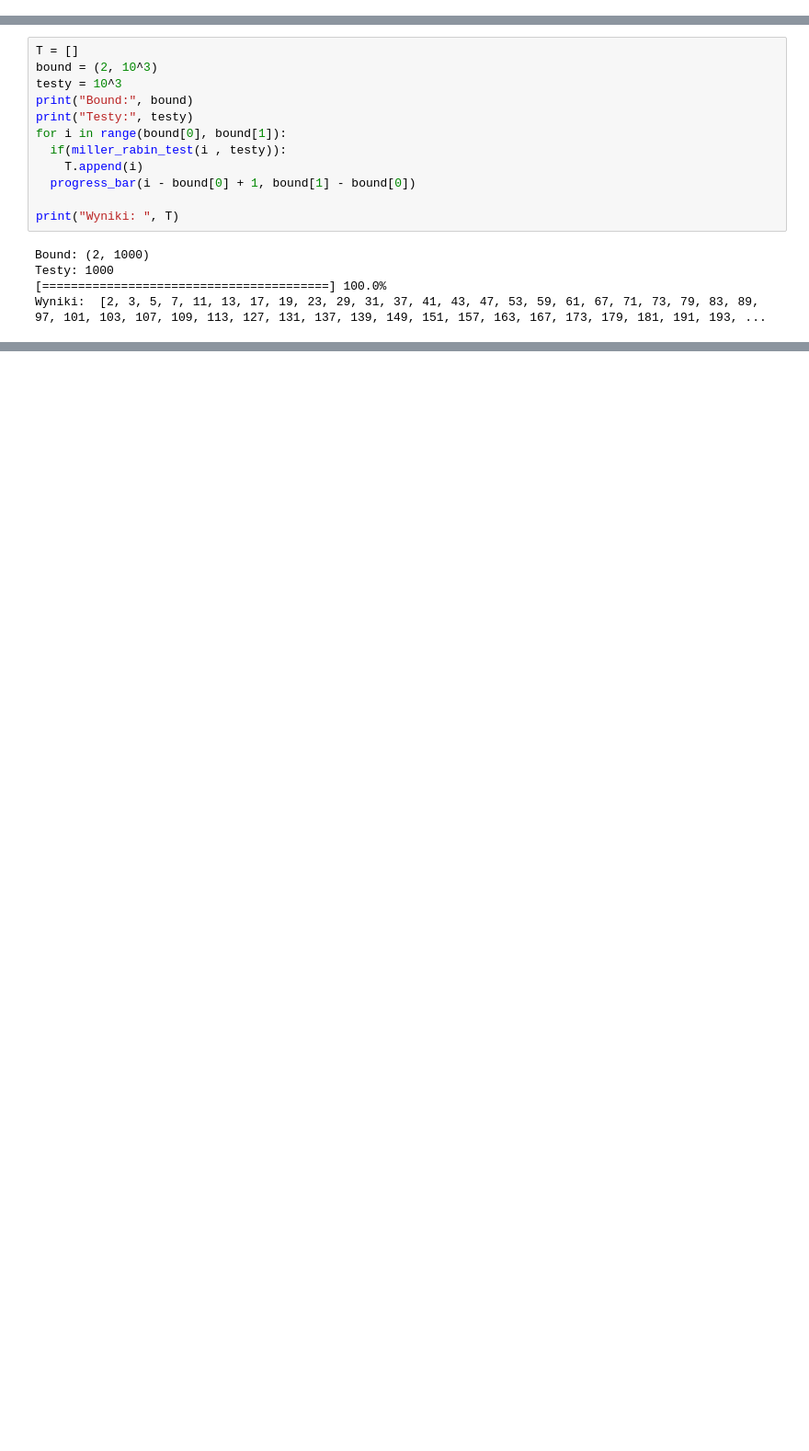
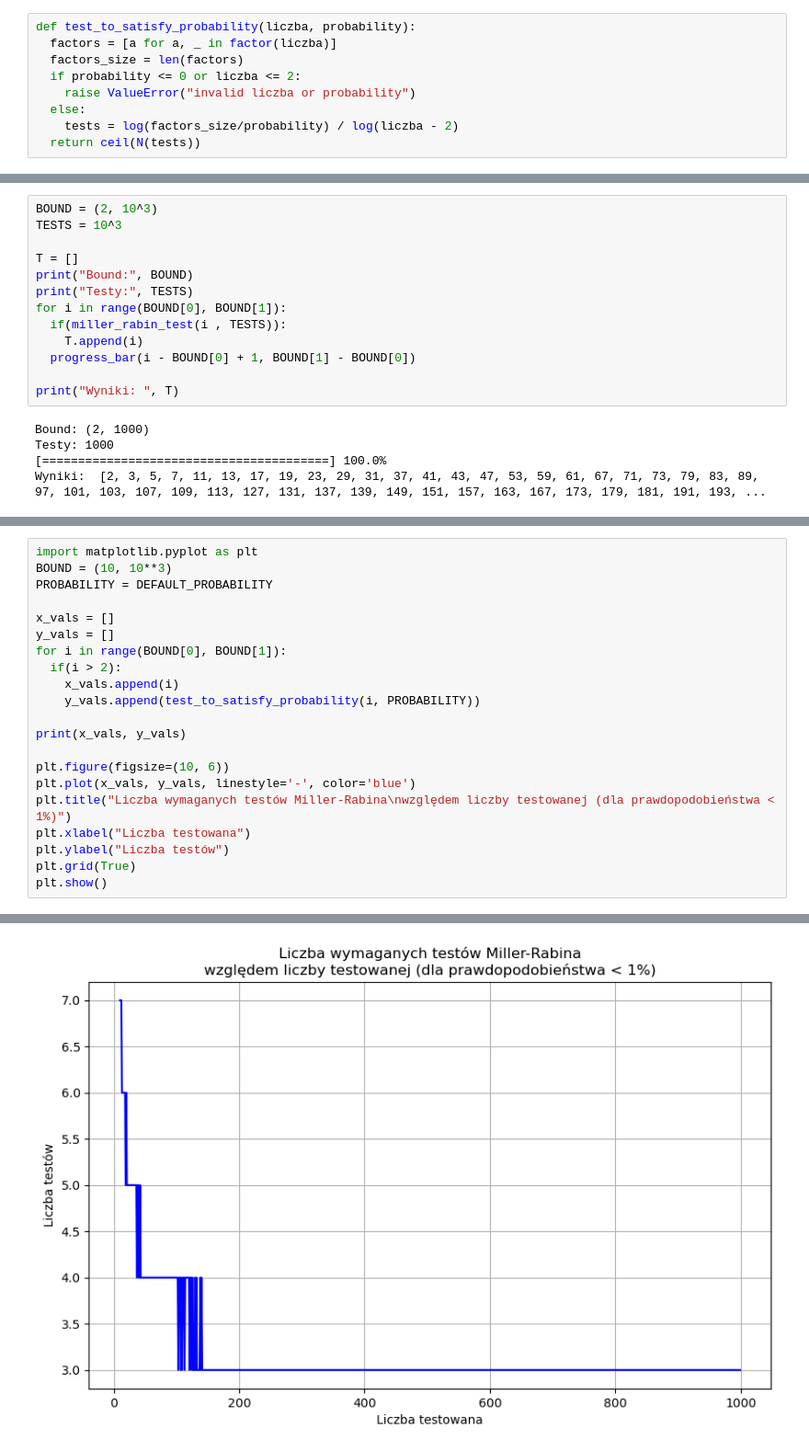
Before and after one commit to Daynlight/Studia, a Jupyter notebook: EAITM/Projekt Temat 2 Daniel Stodulski.ipynb, the cells around one changed output, grey strips where cells are left out. Shown: that part at 92% size. Saved outputs shown, nothing was run; the diff lists cells and outputs as text; blank space fills up the shorter version.

```diff
--- a/EAITM/Projekt Temat 2 Daniel Stodulski.ipynb
+++ b/EAITM/Projekt Temat 2 Daniel Stodulski.ipynb
@@ -56,0 +69,9 @@ Wynik: False
+# %%
+def test_to_satisfy_probability(liczba, probability):
+  factors = [a for a, _ in factor(liczba)]
+  factors_size = len(factors)
+  if probability <= 0 or liczba <= 2:
+    raise ValueError("invalid liczba or probability")
+  else:
+    tests = log(factors_size/probability) / log(liczba - 2)
+  return ceil(N(tests))
@@ -68,15 +101,16 @@ def progress_bar(current, total, bar_length=40):
     if current == total:
         print()
 # %%
+BOUND = (2, 10^3)
+TESTS = 10^3
+
 T = []
-bound = (2, 10^3)
-testy = 10^3
-print("Bound:", bound)
-print("Testy:", testy)
-for i in range(bound[0], bound[1]):
-  if(miller_rabin_test(i , testy)):
+print("Bound:", BOUND)
+print("Testy:", TESTS)
+for i in range(BOUND[0], BOUND[1]):
+  if(miller_rabin_test(i , TESTS)):
     T.append(i)
-  progress_bar(i - bound[0] + 1, bound[1] - bound[0])
+  progress_bar(i - BOUND[0] + 1, BOUND[1] - BOUND[0])
 
 print("Wyniki: ", T)
 # %% [output]
@@ -86,0 +123,22 @@ Wyniki:  [2, 3, 5, 7, 11, 13, 17, 19, 23, 29, 31, 37, 41, 43, 47, 53, 59, 61, 67
+# %%
+import matplotlib.pyplot as plt
+BOUND = (10, 10**3)
+PROBABILITY = DEFAULT_PROBABILITY
+
+x_vals = []
+y_vals = []
+for i in range(BOUND[0], BOUND[1]):
+  if(i > 2):
+    x_vals.append(i)
+    y_vals.append(test_to_satisfy_probability(i, PROBABILITY))
+
+print(x_vals, y_vals)
+
+plt.figure(figsize=(10, 6))
+plt.plot(x_vals, y_vals, linestyle='-', color='blue')
+plt.title("Liczba wymaganych testów Miller-Rabina\nwzględem liczby testowanej (dla prawdopodobieństwa < 1%)")
+plt.xlabel("Liczba testowana")
+plt.ylabel("Liczba testów")
+plt.grid(True)
+plt.show()
+# %% [output]
@@ -86,0 +146 @@ Wyniki:  [2, 3, 5, 7, 11, 13, 17, 19, 23, 29, 31, 37, 41, 43, 47, 53, 59, 61, 67
+[figure, added]
```
Also changed, not shown: parts of 9 cells of this notebook.
